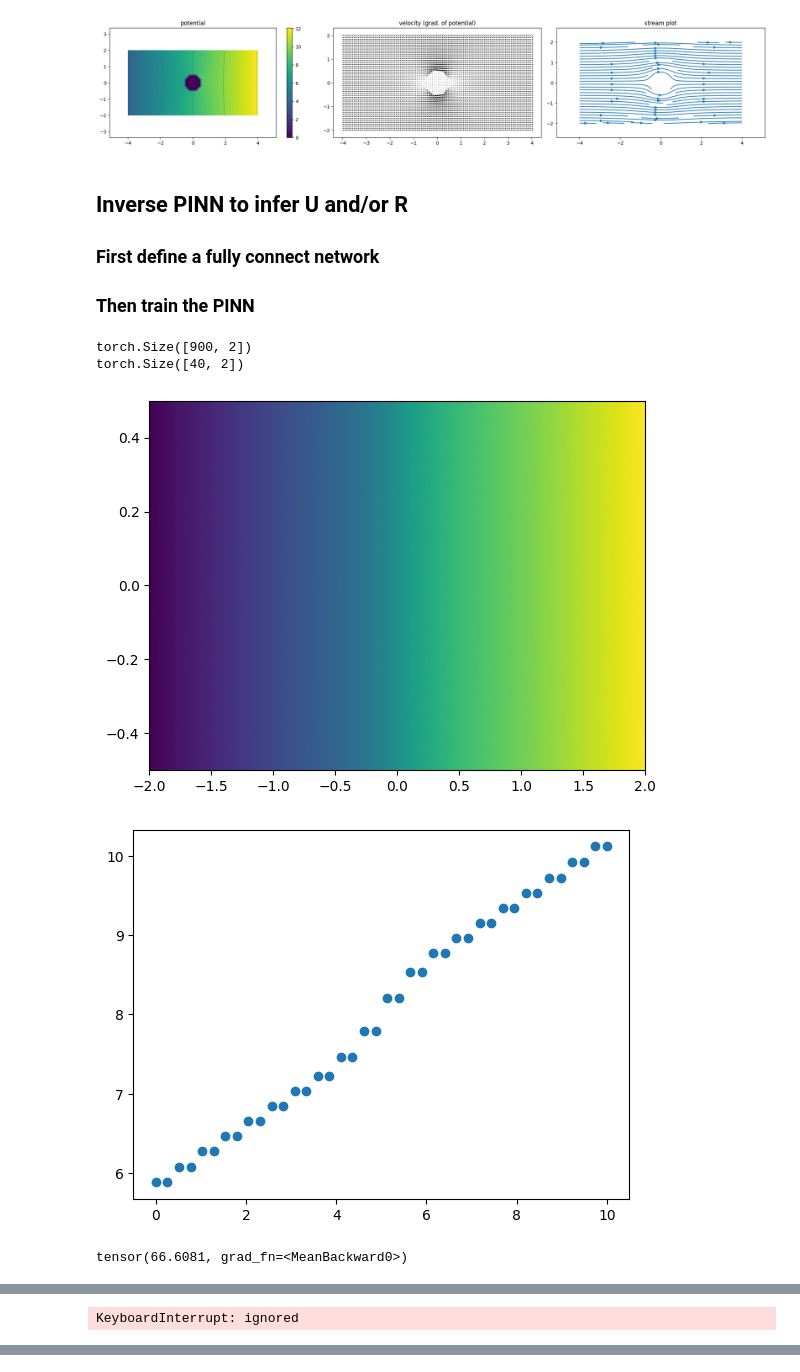
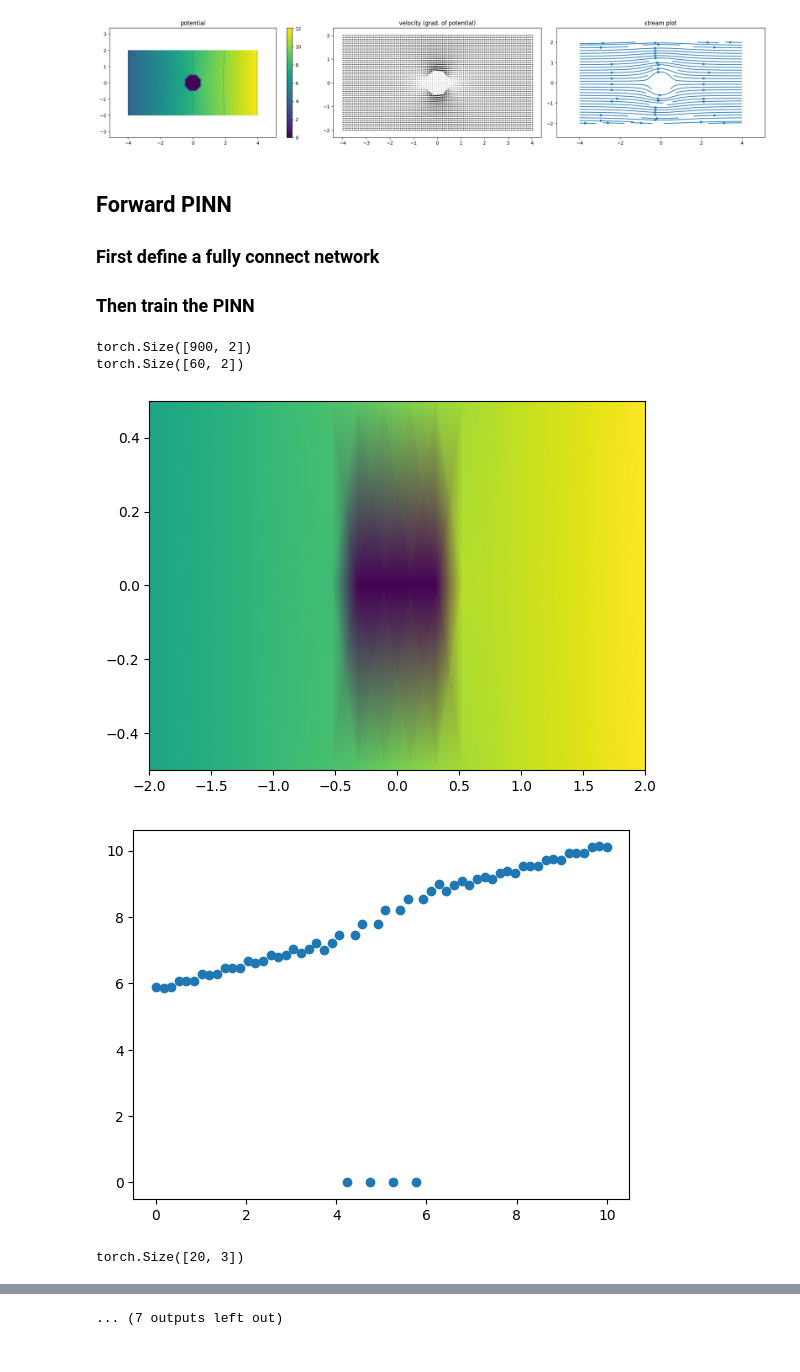
Before and after one commit to ahallback/DTU-PINN-project, a Jupyter notebook: 2D_Potential_Flow_Cylinder.ipynb, the cells around one changed output, grey strips where cells are left out. Drawn from its saved outputs; the diff is of its cells as text; code cells hidden in the pictures.

Commit message:
data-driven solution looks ok

```diff
--- a/2D_Potential_Flow_Cylinder.ipynb
+++ b/2D_Potential_Flow_Cylinder.ipynb
@@ -108,7 +108,7 @@ make_plot(phi_exact, grid, uv=(v_x_exact, v_y_exact))
 # %% [output]
 [figure]
 # %% [markdown]
-## Inverse PINN to infer U and/or R
+## Forward PINN
 
 ### First define a fully connect network
 ### Then train the PINN
@@ -159,7 +159,7 @@ print(grid_xy_physics.size())
 
 # define data over the domain
 x_data = torch.linspace(-2, 2, 20)
-y_data = torch.linspace(-0.5, 0.5, 2)
+y_data = torch.linspace(-0.5, 0.5, 3)
 grid_x_data, grid_y_data = torch.meshgrid(x_data, y_data, indexing='ij')
 
 xy_data2 = torch.stack((grid_x_data.ravel(), grid_y_data.ravel())) # torch.Size([2, 100])
@@ -171,8 +171,10 @@ phi_exact, v_x_exact, v_y_exact = compute_analytical_solution((grid_x_data, grid
 fig, ax = plt.subplots()
 ax.pcolormesh(grid_x_data, grid_y_data, phi_exact, shading='Gouraud')
 plt.show()
-plt.scatter(np.linspace(0, 10, 40), phi_exact.ravel())
+plt.scatter(np.linspace(0, 10, 60), phi_exact.ravel())
 plt.show()
+
+print(phi_exact.size())
 
 optimiser = torch.optim.Adam(pinn.parameters(), lr=1e-2)
 us = []
@@ -185,44 +187,50 @@ for i in range(10001):
     nabla_f = torch.autograd.grad(grad_f, grid_xy_physics, grad_outputs=torch.ones_like(grad_f), create_graph=True)[0]
 
     residual = torch.sum(nabla_f, 1)
+    ## kan også bruge vx+ vy = 0, bruge det til randbetingelser vx = 0
     physics_loss = torch.mean(residual**2)
 
     # compute data loss
     phi_pred = pinn(xy_data_final)
-    data_loss = torch.mean((phi_pred - phi_exact.ravel())**2)
-    print(phi_pred)
+    phi_pred = torch.reshape(phi_pred, (20, 3))
+    data_loss = torch.mean((phi_pred - phi_exact)**2)
 
     # boundary loss
     """ TO BE INSERTED """
+    # add many points on the boundary conditions
+    # sample in cylindrical loss instead
+    # vægbetingelser n dot nabla phi = 0
+    # input + output + vægge + laplace
+    # softadapt + parameterizere størrelse
 
     # backpropagate joint loss, take optimiser step
     lambda1 = 1e-4
     loss = data_loss
     loss.backward()
     optimiser.step()
 
     # record U value
     #us.append(U.item())
 
     # plot the result as training progresses
     if i % 1000 == 0:
         phi = pinn(xy_data_final).detach()
         plt.plot(phi)
         plt.show()
 
         fig, ax = plt.subplots()
 
-        phi = torch.reshape(phi, (2, 20)) ## er det rigtig at reshape sådan her?
-        m = ax.pcolormesh(x_data, y_data, phi, shading='Gouraud', vmin=0, vmax=12)
+        phi = torch.reshape(phi, (20, 3)) ## er det rigtig at reshape sådan her?
+        m = ax.pcolormesh(y_data, x_data, phi, shading='Gouraud', vmin=0, vmax=12)
         # ax.contour(x_data, y_data, phi)
         plt.colorbar(m, ax=ax)
         ax.axis('equal')
         ax.set_title(f"potential at training step {i}")
 
         plt.show()
 # %% [output]
 torch.Size([900, 2])
-torch.Size([40, 2])
+torch.Size([60, 2])
-[figure, old version]
+[figure, new version]
-[figure, old version]
+[figure, new version]
-tensor(66.6081, grad_fn=<MeanBackward0>)
+torch.Size([20, 3])
@@ -268 +240,0 @@ tensor(1.8479, grad_fn=<MeanBackward0>)
-KeyboardInterrupt: ignored
@@ -268,0 +245 @@ KeyboardInterrupt: ignored
+... (7 outputs left out)
```
Also changed, not shown: parts of 3 cells of this notebook.
